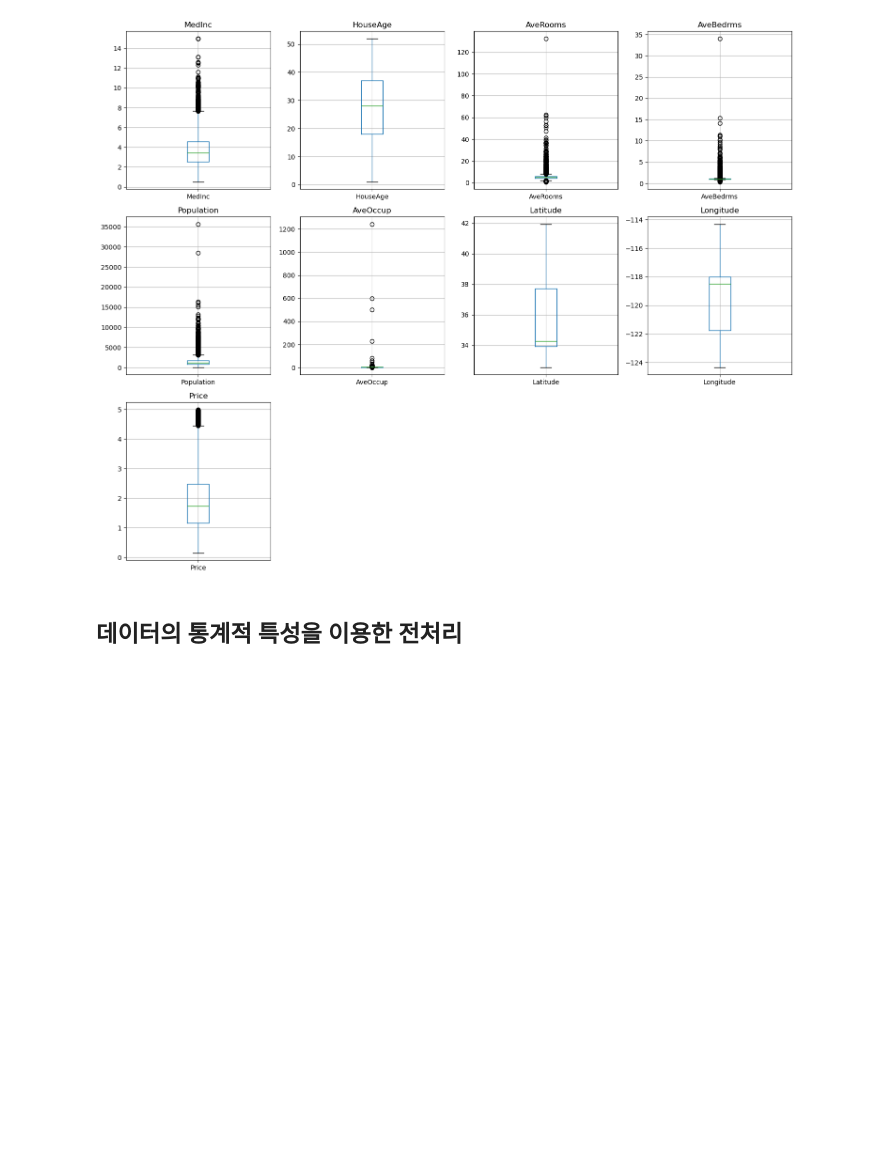
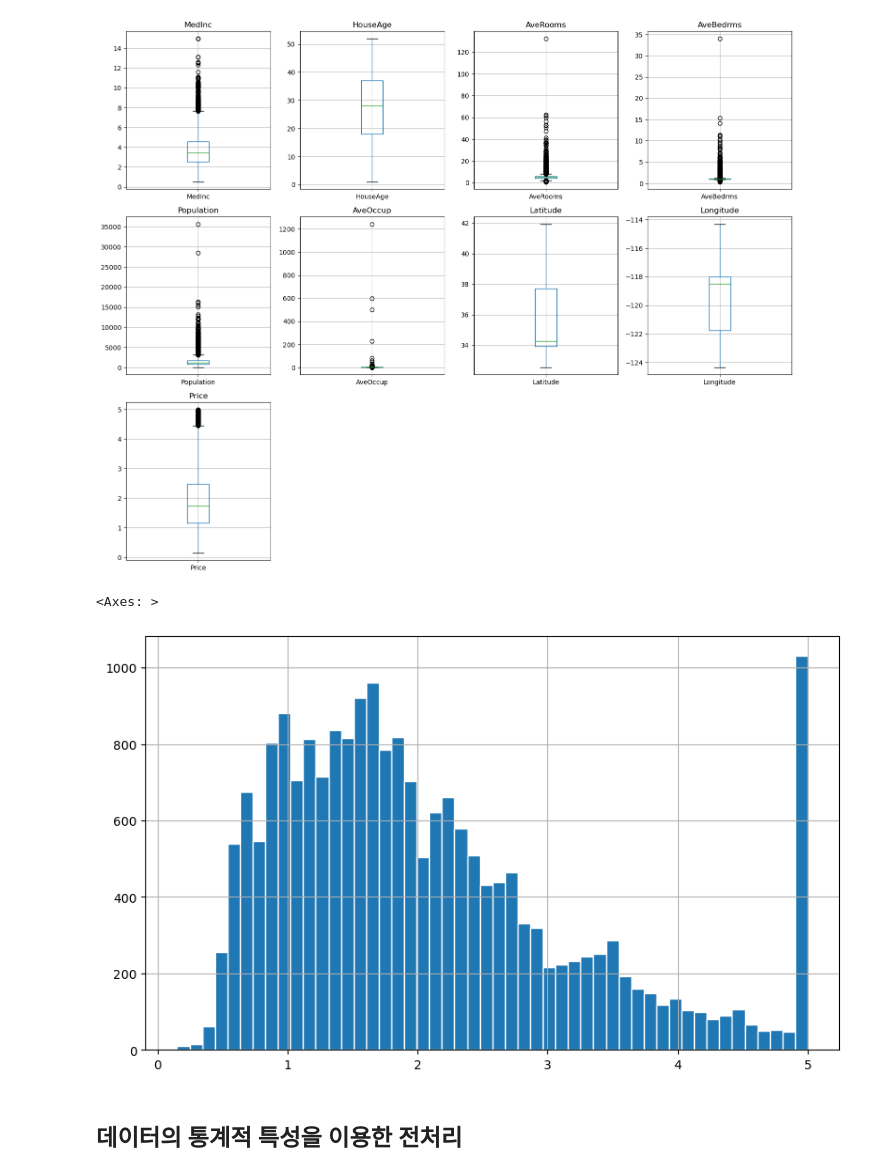
Before and after one commit to cherrima/hipython, a Jupyter notebook: Learning/12_california_housing.ipynb, the cells around one changed output. Drawn from its saved outputs; the diff is of its cells as text; code cells hidden in the pictures; blank space fills up the shorter version.

```diff
--- a/Learning/12_california_housing.ipynb
+++ b/Learning/12_california_housing.ipynb
@@ -75,6 +92,11 @@ plt.tight_layout()
 plt.show()
 # %% [output]
 [figure]
+# %%
+house_df['Price'].hist(bins=50, figsize=(10, 6), edgecolor='white')
+# %% [output]
+<Axes: >
+[figure, added]
 # %% [markdown]
 ## 데이터의 통계적 특성을 이용한 전처리
 # %%
```
Also changed, not shown: parts of 1 cell of this notebook.
